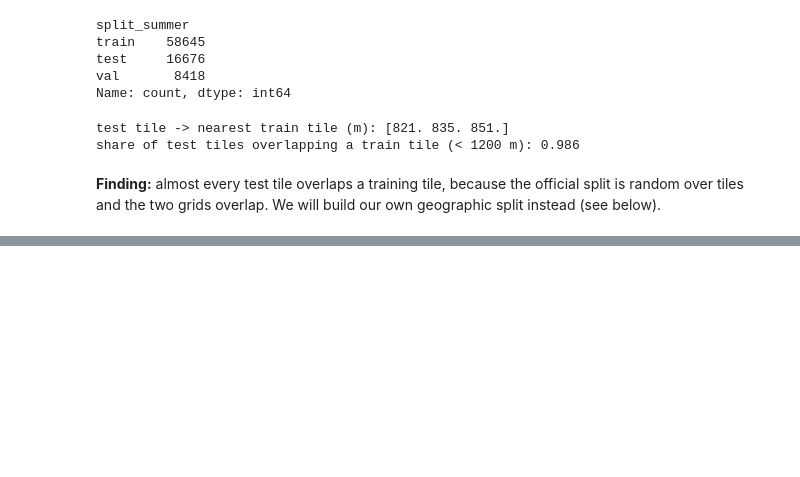
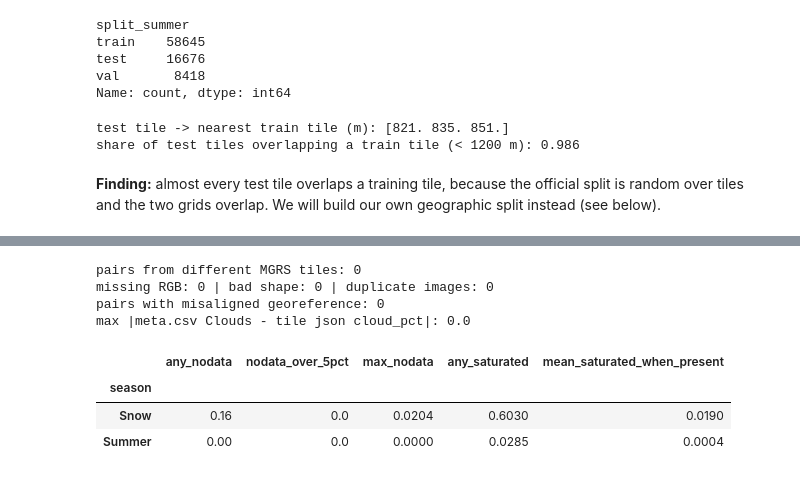
Before and after one commit to wynnson/Season-Agnostic-Geolocation-Embeddings, a Jupyter notebook: notebooks/01_eda.ipynb, the cells around one changed output, grey strips where cells are left out. Cells and saved outputs as stored; diff of their text form; code cells hidden in the pictures; blank space fills up the shorter version.

Commit message:
docs: add integrity checks and cleaning decisions to EDA notebook

```diff
--- a/notebooks/01_eda.ipynb
+++ b/notebooks/01_eda.ipynb
@@ -215 +219,53 @@ share of test tiles overlapping a train tile (< 1200 m): 0.986
+# %%
+mgrs = lambda p: p.split("/")[-1][:5]
+print("pairs from different MGRS tiles:", int((pairs["Path_summer"].map(mgrs) != pairs["Path_snow"].map(mgrs)).sum()))
+
+def tile_checks(rel_path):
+    d = DATA_DIR / rel_path
+    f = next(d.glob("*_10m_RGB.tif"), None)
+    if f is None:
+        return None
+    with tifffile.TiffFile(f) as t:
+        a = t.asarray()
+        tie = t.pages[0].tags["ModelTiepointTag"].value
+    meta_json = pd.read_json(next(d.glob("*_meta.json")), typ="series")
+    return {
+        "shape_ok": a.shape == (120, 120, 3),
+        "nodata_frac": (a == 0).all(-1).mean(),
+        "saturated_frac": (a >= 10000).any(-1).mean(),
+        "md5": pd.util.hash_array(a.ravel()).sum(),
+        "tiepoint": tie,
+        "json_cloud_pct": meta_json["cloud_pct"],
+    }
+
+sample = pairs.sample(2000, random_state=0)
+rows = []
+for _, r in sample.iterrows():
+    for s in SEASONS:
+        c = tile_checks(r[f"Path_{s.lower()}"])
+        rows.append({"loc_id": r["loc_id"], "season": s, "missing": c is None, "meta_clouds": r[f"Clouds_{s.lower()}"], **(c or {})})
+chk = pd.DataFrame(rows)
+
+tie_mismatch = chk.pivot(index="loc_id", columns="season", values="tiepoint").apply(lambda r: r["Summer"] != r["Snow"], axis=1).sum()
+print("missing RGB:", int(chk["missing"].sum()), "| bad shape:", int((~chk["shape_ok"]).sum()), "| duplicate images:", int(chk["md5"].duplicated().sum()))
+print("pairs with misaligned georeference:", int(tie_mismatch))
+print("max |meta.csv Clouds - tile json cloud_pct|:", round((chk["meta_clouds"] - chk["json_cloud_pct"]).abs().max(), 3))
+# %% [output]
+pairs from different MGRS tiles: 0
+missing RGB: 0 | bad shape: 0 | duplicate images: 0
+pairs with misaligned georeference: 0
+max |meta.csv Clouds - tile json cloud_pct|: 0.0
+# %%
+chk.groupby("season").agg(
+    any_nodata=("nodata_frac", lambda x: (x > 0).mean()),
+    nodata_over_5pct=("nodata_frac", lambda x: (x > 0.05).mean()),
+    max_nodata=("nodata_frac", "max"),
+    any_saturated=("saturated_frac", lambda x: (x > 0).mean()),
+    mean_saturated_when_present=("saturated_frac", lambda x: x[x > 0].mean()),
+).round(4)
+# %% [output]
+|  | any_nodata | nodata_over_5pct | max_nodata | any_saturated | mean_saturated_when_present |
+| season |  |  |  |  |  |
+| Snow | 0.16 | 0.0 | 0.0204 | 0.6030 | 0.0190 |
+| Summer | 0.00 | 0.0 | 0.0000 | 0.0285 | 0.0004 |
 # %% [markdown]
```
Also changed, not shown: parts of 2 cells of this notebook.
